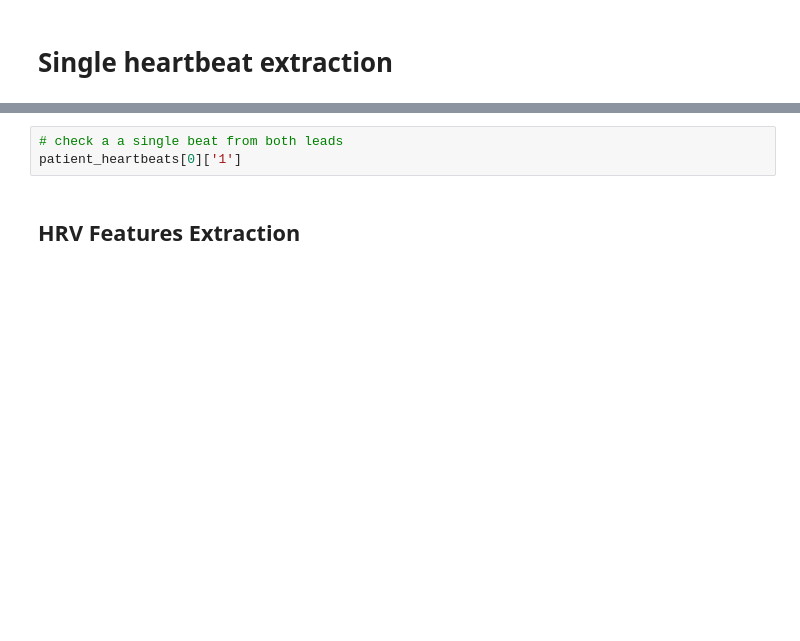
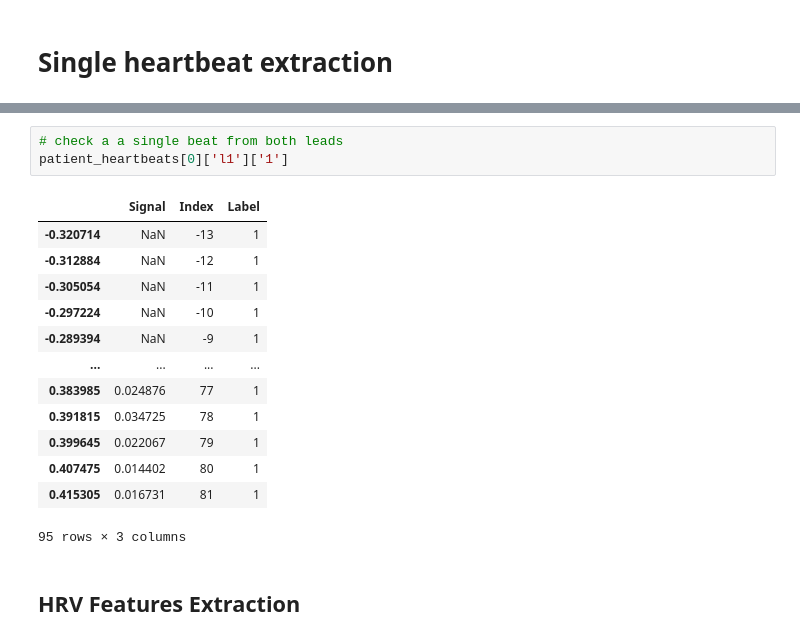
Before and after one commit to romano-francesco/applied-ai-in-biomedicine-ECG-classifier, a Jupyter notebook: Data_Loading_and_Exploration_v2.ipynb, the cells around one changed output, grey strips where cells are left out. Drawn from its saved outputs; the diff is of its cells as text; blank space fills up the shorter version.

```diff
--- a/Data_Loading_and_Exploration_v2.ipynb
+++ b/Data_Loading_and_Exploration_v2.ipynb
@@ -430,6 +443,20 @@ for i in tqdm(range(len(ecgs))):
 # %%
 # check a a single beat from both leads
-patient_heartbeats[0]['1']
+patient_heartbeats[0]['l1']['1']
+# %% [output]
+|  | Signal | Index | Label |
+| -0.320714 | NaN | -13 | 1 |
+| -0.312884 | NaN | -12 | 1 |
+| -0.305054 | NaN | -11 | 1 |
+| -0.297224 | NaN | -10 | 1 |
+| -0.289394 | NaN | -9 | 1 |
+| ... | ... | ... | ... |
+| 0.383985 | 0.024876 | 77 | 1 |
+| 0.391815 | 0.034725 | 78 | 1 |
+| 0.399645 | 0.022067 | 79 | 1 |
+| 0.407475 | 0.014402 | 80 | 1 |
+| 0.415305 | 0.016731 | 81 | 1 |
+95 rows × 3 columns
 # %% [markdown]
 ## HRV Features Extraction
 # %% [markdown]
```
Also changed, not shown: parts of 23 cells of this notebook, 1 other file.
